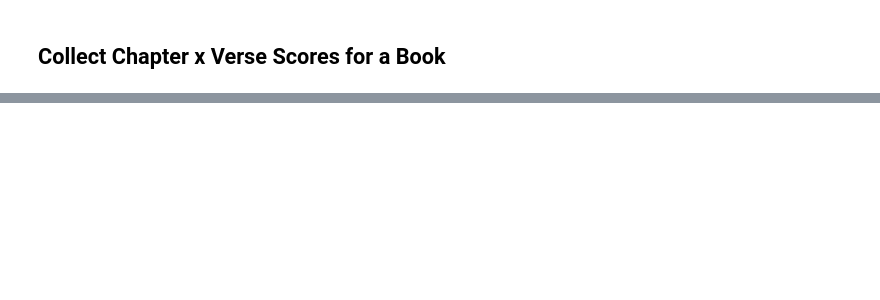
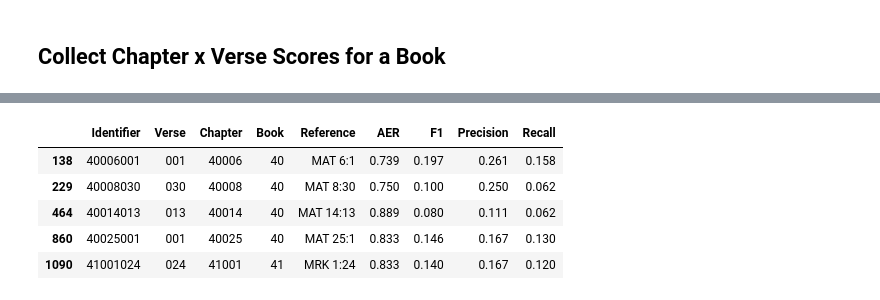
Before and after one commit to Clear-Bible/biblealignlib, a Jupyter notebook: notebooks/36VisualizingScores.ipynb, the cells around one changed output, grey strips where cells are left out. Saved outputs shown, nothing was run; the diff lists cells and outputs as text; code cells hidden in the pictures; blank space fills up the shorter version.

```diff
--- a/notebooks/36VisualizingScores.ipynb
+++ b/notebooks/36VisualizingScores.ipynb
@@ -52,13 +78,7 @@ mrkbc[bc][:5]
 # %%
-# one chapter
-source = pd.DataFrame({
-    'x': [vs.identifier for vs in mrkbc[bc]],
-    'y': bc,
-    'z': [vs.f1 for vs in mrkbc[bc]],
-})
-alt.Chart(source).mark_rect().encode(
-    x='x:O',
-    y='y:O',
-    color='z:Q',
-    tooltip=['F1', 'Precsion', 'Recall']
+alt.Chart(source, title="MRK-JHN F1 Scores").mark_rect().encode(
+    x='Verse:O',
+    y='Chapter:O',
+    color='F1:Q',
+    tooltip=['Reference', 'F1', 'Precision', 'Recall']
 )
@@ -64,0 +87,11 @@ alt.Chart(source).mark_rect().encode(
+# %%
+# subset of verses with low F1 scores
+lowf1 = source[source.F1 < 0.2]
+lowf1.head()
+# %% [output]
+|  | Identifier | Verse | Chapter | Book | Reference | AER | F1 | Precision | Recall |
+| 138 | 40006001 | 001 | 40006 | 40 | MAT 6:1 | 0.739 | 0.197 | 0.261 | 0.158 |
+| 229 | 40008030 | 030 | 40008 | 40 | MAT 8:30 | 0.750 | 0.100 | 0.250 | 0.062 |
+| 464 | 40014013 | 013 | 40014 | 40 | MAT 14:13 | 0.889 | 0.080 | 0.111 | 0.062 |
+| 860 | 40025001 | 001 | 40025 | 40 | MAT 25:1 | 0.833 | 0.146 | 0.167 | 0.130 |
+| 1090 | 41001024 | 024 | 41001 | 41 | MRK 1:24 | 0.833 | 0.140 | 0.167 | 0.120 |
```
Also changed, not shown: parts of 9 cells of this notebook.
